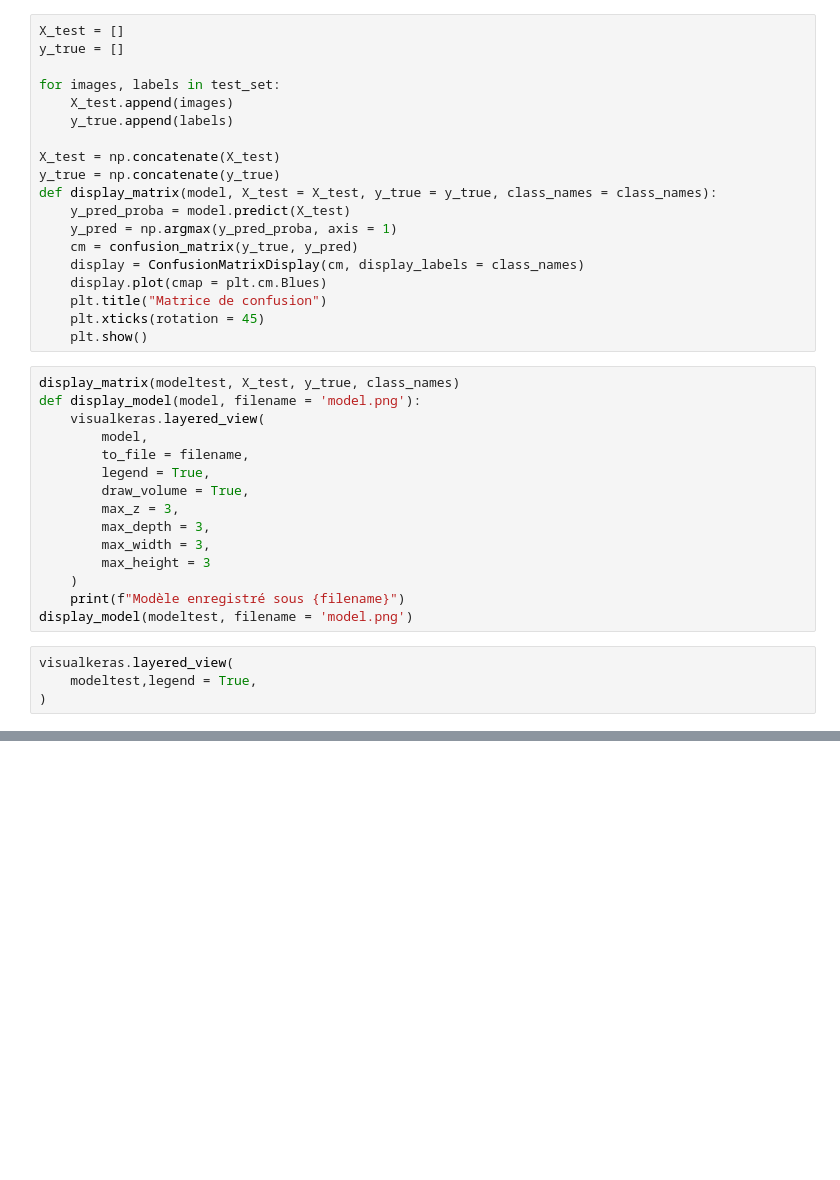
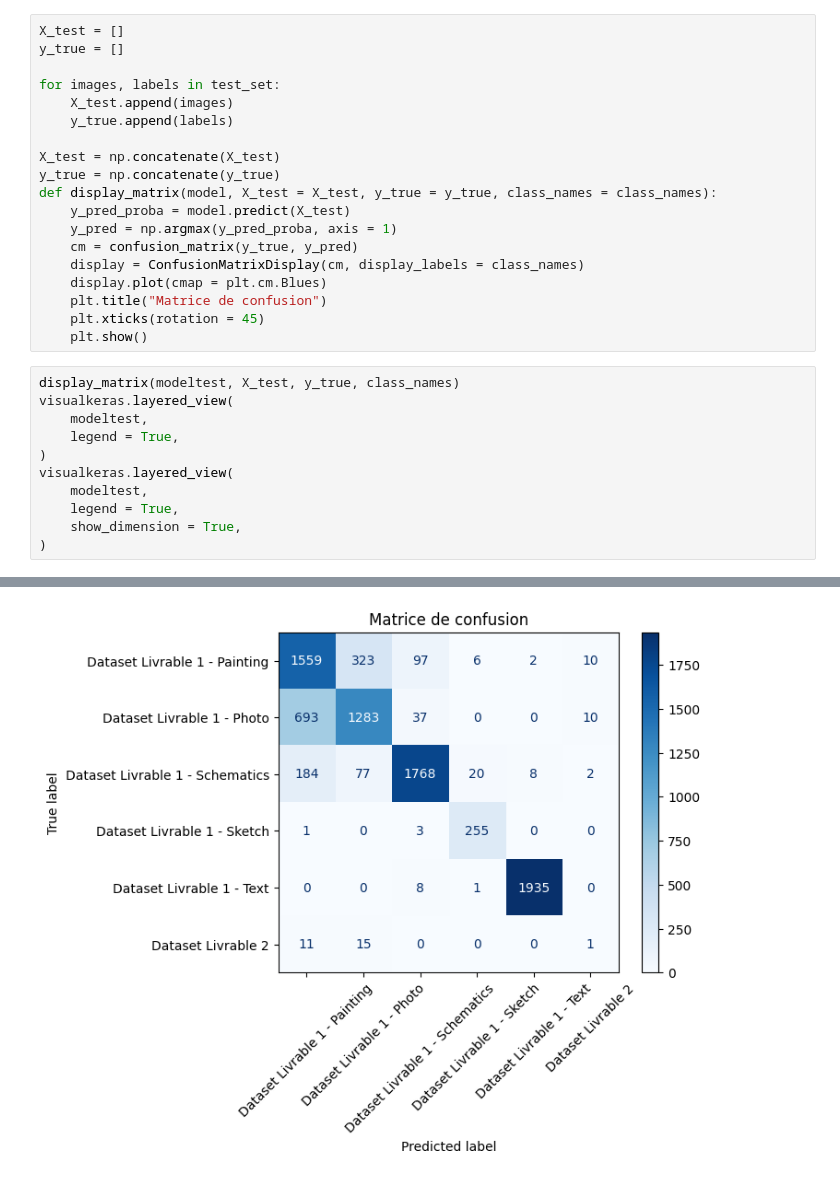
Before and after one commit to warren-gaure/option-data-science, a Jupyter notebook: .ipynb, the cells around one changed output, grey strips where cells are left out. Cells and saved outputs as stored; diff of their text form; blank space fills up the shorter version.

```diff
--- a/.ipynb
+++ b/.ipynb
@@ -161,22 +237,15 @@ def display_matrix(model, X_test = X_test, y_true = y_true, class_names = class_
     plt.title("Matrice de confusion")
     plt.xticks(rotation = 45)
     plt.show()
-# %%
-display_matrix(modeltest, X_test, y_true, class_names)
-def display_model(model, filename = 'model.png'):
-    visualkeras.layered_view(
-        model,
-        to_file = filename,
-        legend = True,
-        draw_volume = True,
-        max_z = 3,
-        max_depth = 3,
-        max_width = 3,
-        max_height = 3
-    )
-    print(f"Modèle enregistré sous {filename}")
-display_model(modeltest, filename = 'model.png')
-# %%
-visualkeras.layered_view(
-    modeltest,legend = True,
-)
+# %%
+display_matrix(modeltest, X_test, y_true, class_names)
+visualkeras.layered_view(
+    modeltest,
+    legend = True,
+)
+visualkeras.layered_view(
+    modeltest,
+    legend = True,
+    show_dimension = True,
+)
+# %% [output]
@@ -182,0 +253 @@ visualkeras.layered_view(
+[figure, added]
```
Also changed, not shown: parts of 11 cells of this notebook.
